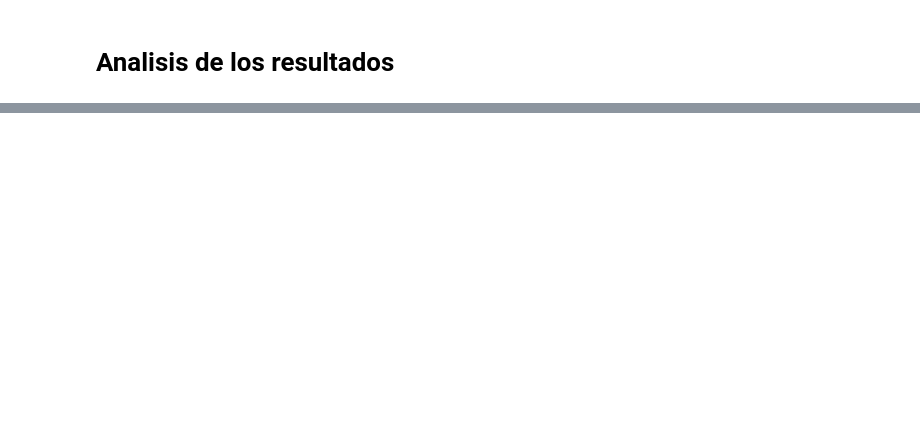
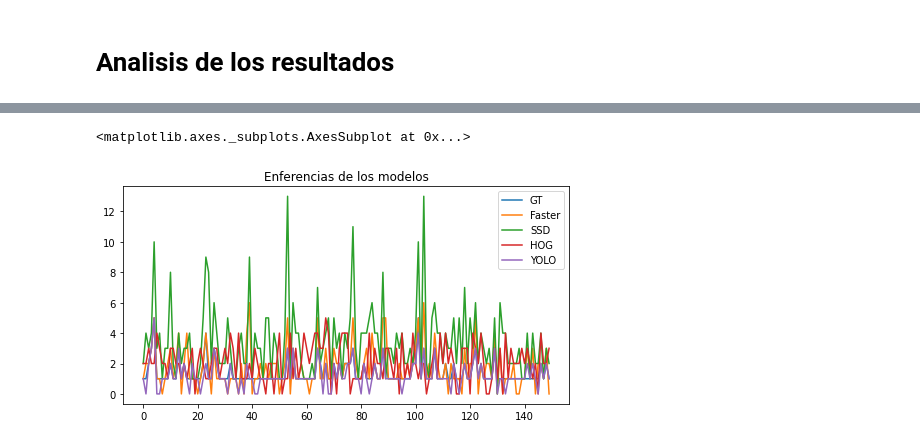
Before and after one commit to lesterbogran/comparativa-deteccion-personas, a Jupyter notebook: tfm_inferencias_comparativa.ipynb, the cells around one changed output, grey strips where cells are left out. Cells and saved outputs as stored; diff of their text form; code cells hidden in the pictures; blank space fills up the shorter version.

```diff
--- a/tfm_inferencias_comparativa.ipynb
+++ b/tfm_inferencias_comparativa.ipynb
@@ -720,0 +728,5 @@ plt.show()
+# %%
+infer_df.plot(figsize=(8,4), title="Enferencias de los modelos")
+# %% [output]
+<matplotlib.axes._subplots.AxesSubplot at 0x...>
+[figure, added]
```
Also changed, not shown: parts of 44 cells of this notebook.
